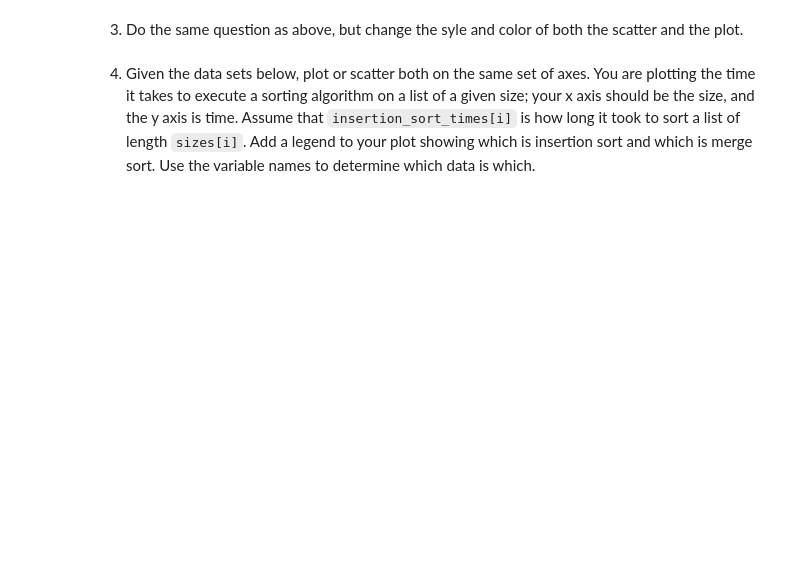
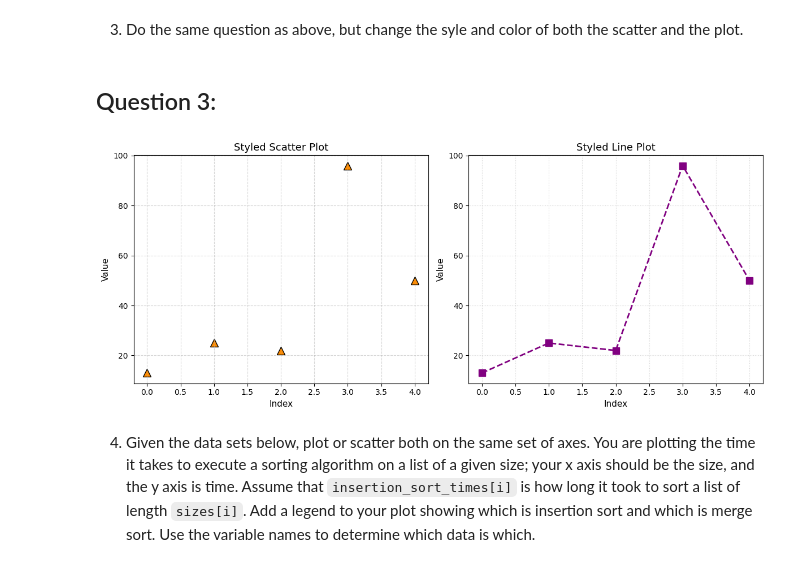
Before and after one commit to wkarto/Module3_pyplot, a Jupyter notebook: pyplot.ipynb, the cells around one changed output. Saved outputs shown, nothing was run; the diff lists cells and outputs as text; code cells hidden in the pictures; blank space fills up the shorter version.

Commit message:
question 3

```diff
--- a/pyplot.ipynb
+++ b/pyplot.ipynb
@@ -85,5 +85,37 @@ plt.show()
 # %% [markdown]
 3. Do the same question as above, but change the syle and color of both the scatter and the plot.
+# %% [markdown]
+## Question 3:
+# %%
+from random import randint
+import matplotlib.pyplot as plt
+
+# Generate a list of 5 random integers between 1 and 100
+random_numbers = [randint(1, 100) for _ in range(5)]
+indices = list(range(len(random_numbers)))  # x-values: 0 to 4
+
+# Create two subplots: one for styled scatter, one for styled line plot
+fig, (ax1, ax2) = plt.subplots(1, 2, figsize=(12, 5))
+
+# Styled scatter plot
+ax1.scatter(indices, random_numbers, color='darkorange', marker='^', s=100, edgecolor='black')
+ax1.set_title("Styled Scatter Plot", fontsize=13)
+ax1.set_xlabel("Index", fontsize=11)
+ax1.set_ylabel("Value", fontsize=11)
+ax1.grid(True, linestyle='--', alpha=0.5)
+
+# Styled line plot
+ax2.plot(indices, random_numbers, marker='s', linestyle='--', color='purple', linewidth=2, markersize=8)
+ax2.set_title("Styled Line Plot", fontsize=13)
+ax2.set_xlabel("Index", fontsize=11)
+ax2.set_ylabel("Value", fontsize=11)
+ax2.grid(True, linestyle=':', alpha=0.5)
+
+# Final layout
+plt.tight_layout()
+plt.show()
+# %% [output]
+[figure, added]
 # %% [markdown]
 4. Given the data sets below, plot or scatter both on the same set of axes.  You are plotting the time it takes to execute a sorting algorithm on a list of a given size; your x axis should be the size, and the y axis is time.  Assume that `insertion_sort_times[i]` is how long it took to sort a list of length `sizes[i]`.  Add a legend to your plot showing which is insertion sort and which is merge sort.  Use the variable names to determine which data is which.
 # %%
```
Also changed, not shown: parts of 1 cell of this notebook.
